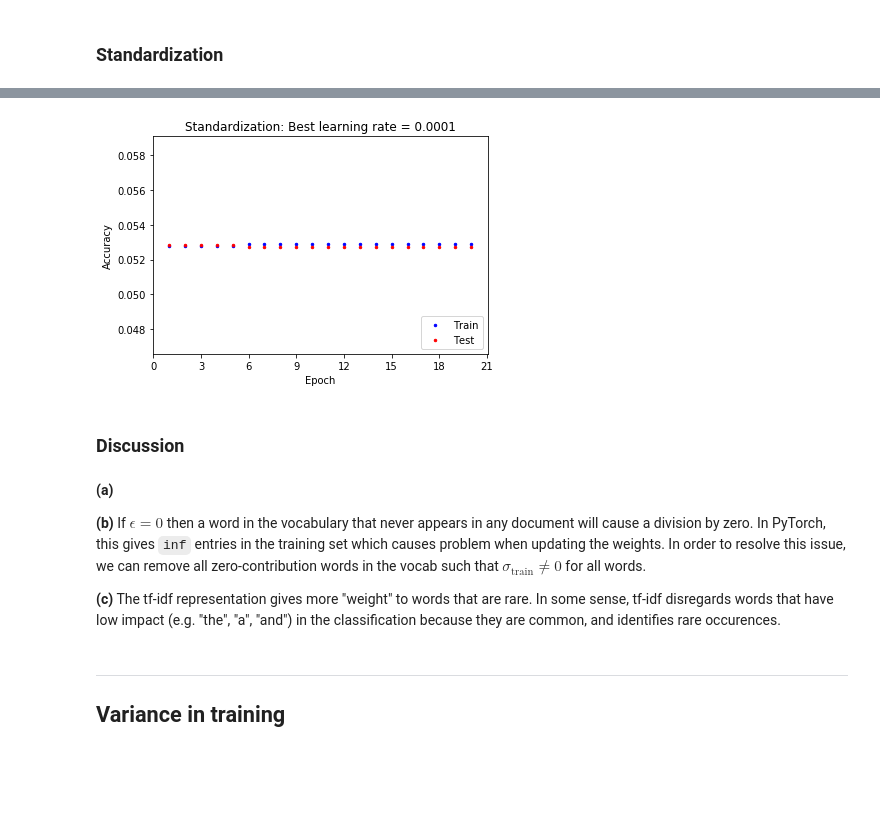
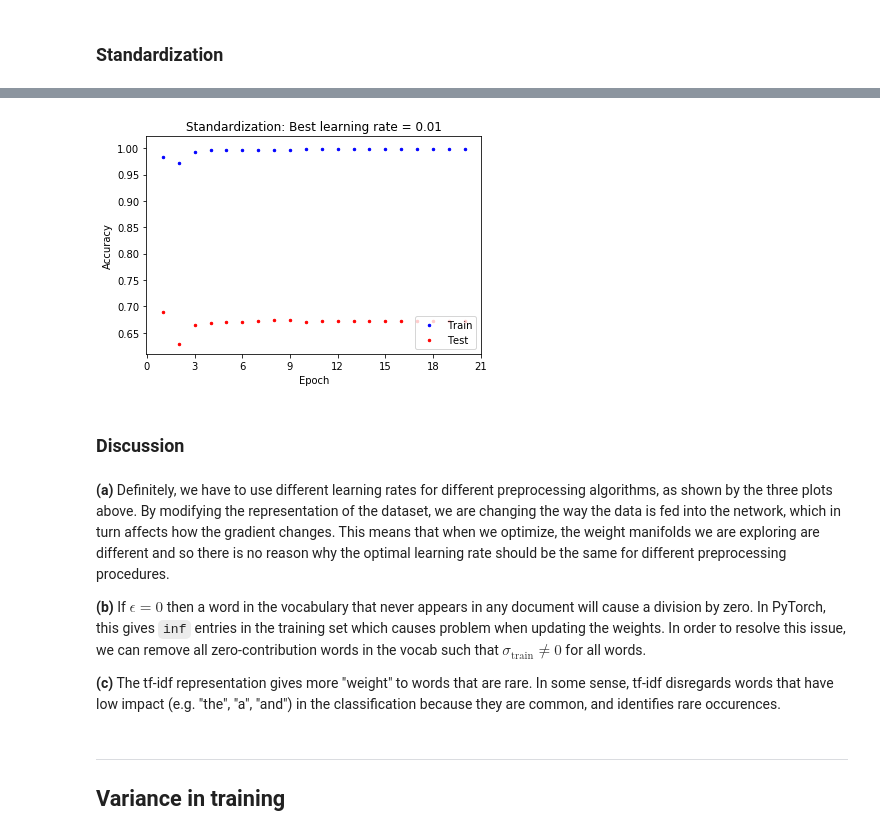
Before and after one commit to joeylitalien/ift6135-a1, a Jupyter notebook: jupyter/problem2_v2.ipynb, the cells around one changed output, grey strips where cells are left out. Saved outputs shown, nothing was run; the diff lists cells and outputs as text; code cells hidden in the pictures; blank space fills up the shorter version.

```diff
--- a/jupyter/problem2_v2.ipynb
+++ b/jupyter/problem2_v2.ipynb
@@ -128,20 +174,21 @@ plots_per_epoch([train_acc[best_lr_idx], test_acc[best_lr_idx]],
 ### Standardization
 # %%
 # Load dataset with standardization preprocessing, given epsilon
-train_data, test_data = load_newsgroups(train_filename, test_filename,
+train_data, valid_data, test_data = load_newsgroups(train_filename, test_filename,
                                 layers[0], train_size, test_size, "stand", 1e-5)
 train_loader = DataLoader(train_data, batch_size=batch_size)
+valid_loader = DataLoader(valid_data, batch_size=batch_size)
 test_loader = DataLoader(test_data, batch_size=batch_size)
 # %%
 # Compile and train model
 train_acc = torch.zeros((len(lr_search), nb_epochs))
-test_acc = torch.zeros((len(lr_search), nb_epochs))
+valid_acc = torch.zeros((len(lr_search), nb_epochs))
 
 # Learning rate grid search
 for i, lr in enumerate(lr_search):
     print("{}\nLearning rate = {:.5f}\n{}".format("="*30, lr, "-"*30))
-    mlp_t = Newsgroups(layers, lr, momentum)
-    _, tr_acc, te_acc = mlp_t.train(nb_epochs, train_loader, test_loader)
-    train_acc[i], test_acc[i] = torch.FloatTensor(tr_acc), torch.FloatTensor(te_acc)
+    mlp_s = Newsgroups(layers, lr, momentum)
+    _, t_acc, v_acc = mlp_s.train(nb_epochs, train_loader, valid_loader)
+    train_acc[i], valid_acc[i] = torch.FloatTensor(t_acc), torch.FloatTensor(v_acc)
 # %% [output]
 ==============================
@@ -164,0 +211,8 @@ KeyboardInterrupt:
+# %%
+# Find best learning rate
+best_lr_idx = valid_acc.max(1)[0].max(0)[1][0]
+best_lr = lr_search[best_lr_idx]
+
+# Train with best learning rate on test set
+mlp_s = Newsgroups(layers, best_lr, momentum)
+_, train_acc, test_acc = mlp_s.train(nb_epochs, train_loader, test_loader)
@@ -165,17 +237,13 @@ KeyboardInterrupt:
 # %%
-# Find best learning rate
-best_lr_idx = test_acc.max(1)[0].max(0)[1][0]
-best_lr = lr_search[best_lr_idx]
-
-# Plot accuracy per epoch for this learning rate
-plots_per_epoch([train_acc[best_lr_idx], test_acc[best_lr_idx]],
-    ["Train", "Test"], "Accuracy", "Standardization: Best learning rate = {}".format(best_lr))
+# Plot accuracy per epoch for best learning rate
+plots_per_epoch([train_acc, test_acc], ["Train", "Test"], "Accuracy",
+    "Standardization: Best learning rate = {}".format(best_lr))
 # %% [output]
-[figure, old version]
+[figure, new version]
 # %% [markdown]
 ### Discussion
 # %% [markdown]
-**(a)**
+**(a)** Definitely, we have to use different learning rates for different preprocessing algorithms, as shown by the three plots above. By modifying the representation of the dataset, we are changing the way the data is fed into the network, which in turn affects how the gradient changes. This means that when we optimize, the weight manifolds we are exploring are different and so there is no reason why the optimal learning rate should be the same for different preprocessing procedures.
 
 **(b)** If $\epsilon = 0$ then a word in the vocabulary that never appears in any document will cause a division by zero. In PyTorch, this gives `inf` entries in the training set which causes problem when updating the weights. In order to resolve this issue, we can remove all zero-contribution words in the vocab such that $\sigma_{\text{train}} \neq 0$ for all words.
 
```
Also changed, not shown: parts of 20 cells of this notebook, 4 other files.
